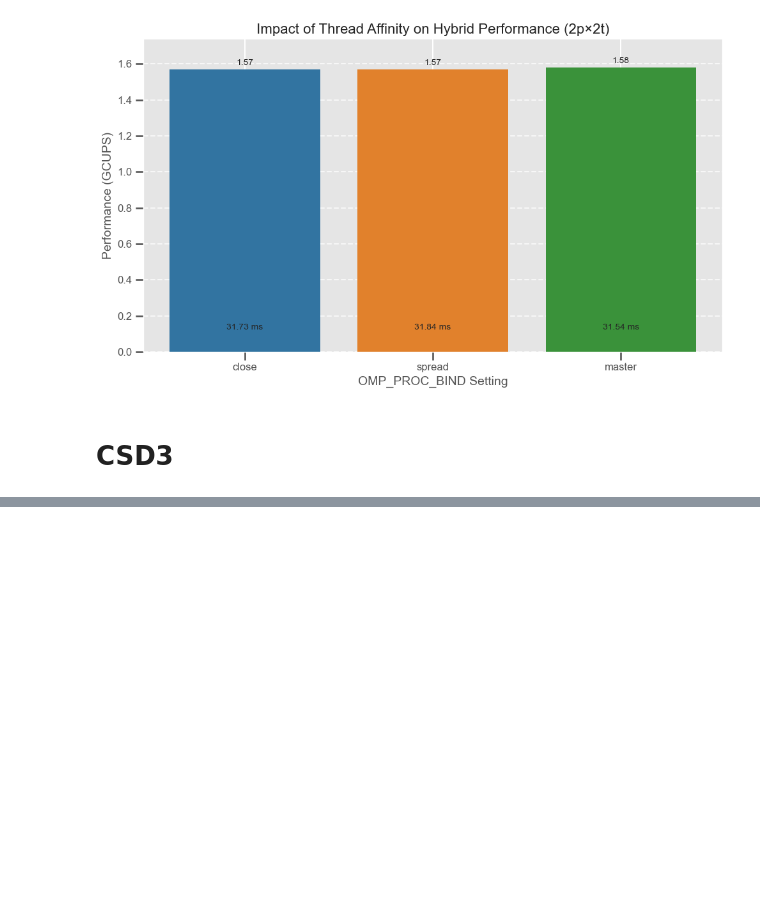
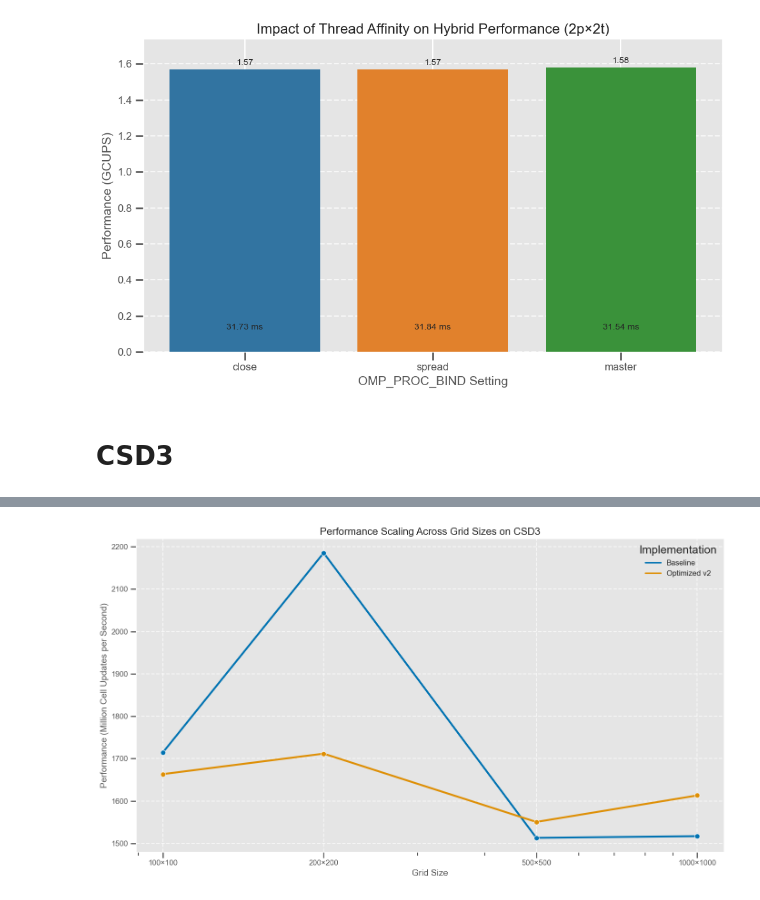
Before and after one commit to AprilQx/Advanced-Computing, a Jupyter notebook: notebook/visualization.ipynb, the cells around one changed output, grey strips where cells are left out. Cells and saved outputs as stored; diff of their text form; code cells hidden in the pictures; blank space fills up the shorter version.

```diff
--- a/notebook/visualization.ipynb
+++ b/notebook/visualization.ipynb
@@ -1562,0 +1655,23 @@ plt.show()
+# %%
+# 3. Performance scaling across grid sizes
+plt.figure(figsize=(14, 8))
+
+# Calculate performance in cell updates per second
+for idx, row in df.iterrows():
+    grid_size = row['Grid Size']
+    df.loc[idx, 'Performance (MCUPS)'] = (grid_size * grid_size * 1000) / (row['Avg Iter Time (μs)']/1000 * 1e6)
+
+sns.lineplot(data=df, x='Grid Size', y='Performance (MCUPS)', hue='Implementation',
+             marker='o', markersize=8, linewidth=3)
+
+plt.title('Performance Scaling Across Grid Sizes on CSD3', fontsize=16)
+plt.xlabel('Grid Size', fontsize=14)
+plt.ylabel('Performance (Million Cell Updates per Second)', fontsize=14)
+plt.xscale('log')
+plt.xticks(grid_sizes, [f'{s}×{s}' for s in grid_sizes])
+plt.grid(True, linestyle='--', alpha=0.7)
+plt.legend(title='Implementation', fontsize=12)
+plt.tight_layout()
+plt.show()
+# %% [output]
+[figure, added]
```
Also changed, not shown: parts of 12 cells of this notebook, 4 other files.
